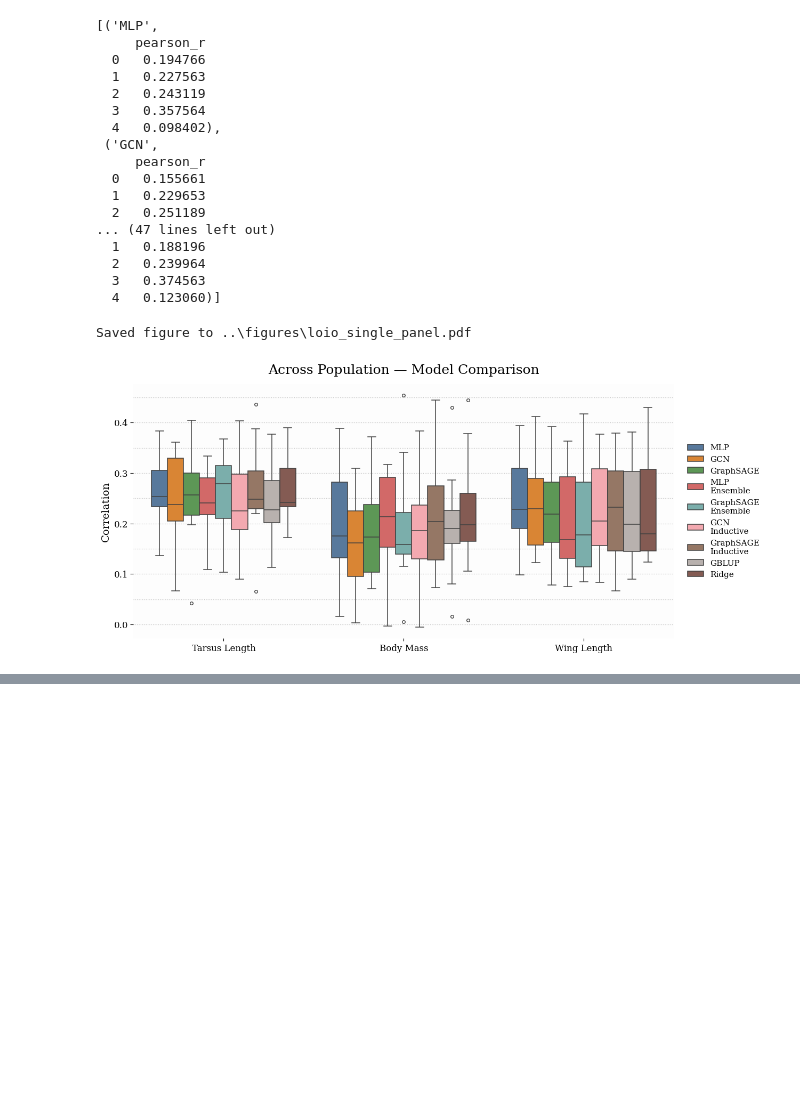
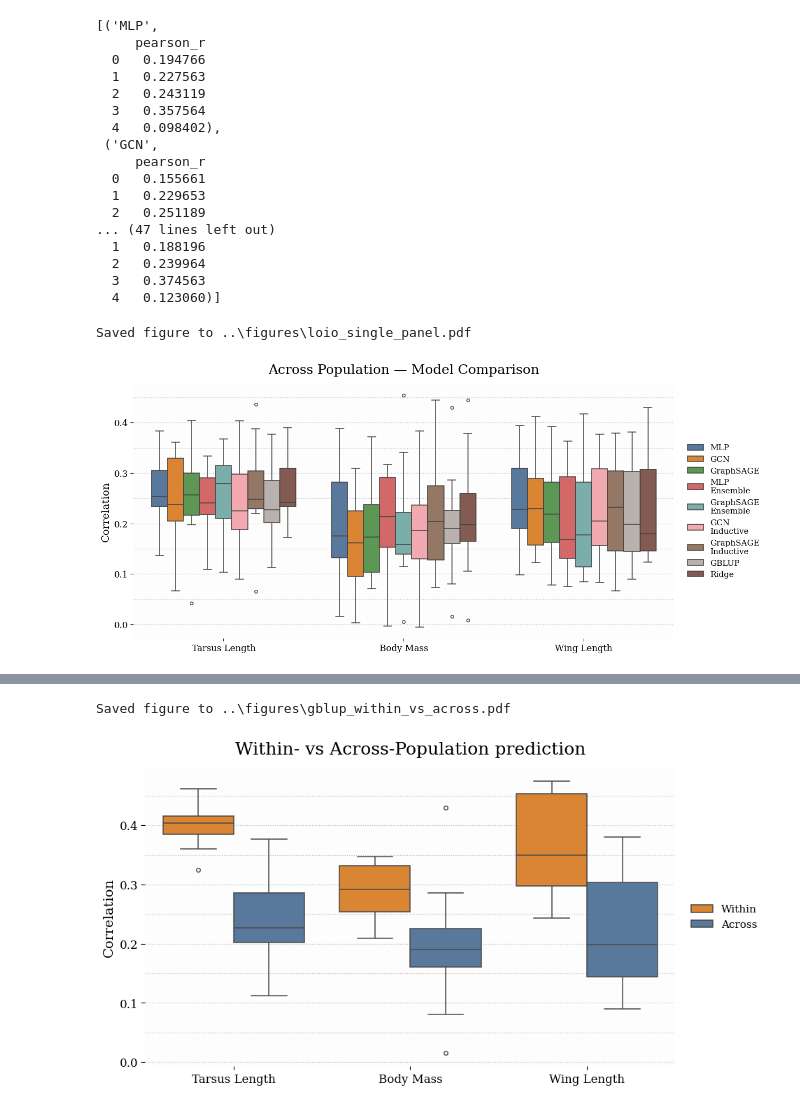
Before and after one commit to simennes/Master_thesis, a Jupyter notebook: notebooks/nested_cv_analysis.ipynb, the cells around one changed output, grey strips where cells are left out. Drawn from its saved outputs; the diff is of its cells as text; code cells hidden in the pictures; blank space fills up the shorter version.

Commit message:
figure for presentation

```diff
--- a/notebooks/nested_cv_analysis.ipynb
+++ b/notebooks/nested_cv_analysis.ipynb
@@ -367,0 +372,77 @@ Saved figure to ..\figures\loio_single_panel.pdf
+# %%
+phenotypes = [
+    ("thr_tarsus", "Tarsus Length"),
+    ("body_mass", "Body Mass"),
+    ("thr_wing", "Wing Length"),
+]
+
+rows = []
+for key, label in phenotypes:
+    across = load_one(f"../outputs/nested_cv/{key}/loio/gblup_aase_results.json", "Across")
+    within = load_one(f"../outputs/nested_cv/{key}/within/gblup_aase_results.json", "Within")
+
+    for res in (across, within):
+        values = res["df"].get("pearson_r")
+        if values is None:
+            continue
+        for val in values:
+            rows.append(
+                {
+                    "Phenotype": label,
+                    "CV Strategy": res["label"],
+                    "Correlation": val,
+                }
+            )
+
+if not rows:
+    raise ValueError("No GBLUP data found for within/across comparison.")
+
+long_df = pd.DataFrame(rows)
+
+palette = {
+    "Within": "#F58518",
+    "Across": "#4C78A8",
+}
+
+with plt.rc_context(BOXPLOT_STYLE):
+    fig, ax = plt.subplots(figsize=(9.5, 5.0), constrained_layout=True)
+    sns.boxplot(
+        data=long_df,
+        x="Phenotype",
+        y="Correlation",
+        hue="CV Strategy",
+        order=[p[1] for p in phenotypes],
+        hue_order=["Within", "Across"],
+        palette=palette,
+        linewidth=1.1,
+        fliersize=4.0,
+        ax=ax,
+    )
+
+    ax.set_title("Within- vs Across-Population prediction", fontsize=18)
+    ax.set_xlabel("")
+    ax.set_ylabel("Correlation", fontsize=14)
+    ax.set_facecolor("#fdfdfd")
+    for spine in ax.spines.values():
+        spine.set_visible(False)
+
+    ax.yaxis.set_major_locator(MultipleLocator(0.1))
+    ax.yaxis.set_minor_locator(MultipleLocator(0.05))
+    ax.tick_params(axis="y", which="major", length=4)
+    ax.tick_params(axis="y", which="minor", length=0)
+
+    grid_kwargs = dict(axis="y", linestyle=":", linewidth=0.9, color="#b9b9b9", alpha=0.9)
+    ax.grid(which="major", **grid_kwargs)
+    ax.grid(which="minor", **grid_kwargs)
+
+    ax.legend(frameon=False, loc="center left", bbox_to_anchor=(1.01, 0.5), borderaxespad=0.6, prop={"size": 11})
+
+    out_path = Path("../figures/gblup_within_vs_across.pdf")
+    out_path.parent.mkdir(parents=True, exist_ok=True)
+    fig.savefig(out_path, dpi=300, bbox_inches="tight")
+    print(f"Saved figure to {out_path}")
+
+    plt.show()
+# %% [output]
+Saved figure to ..\figures\gblup_within_vs_across.pdf
+[figure, added]
```
Also changed, not shown: parts of 1 cell of this notebook, 4 other files.
